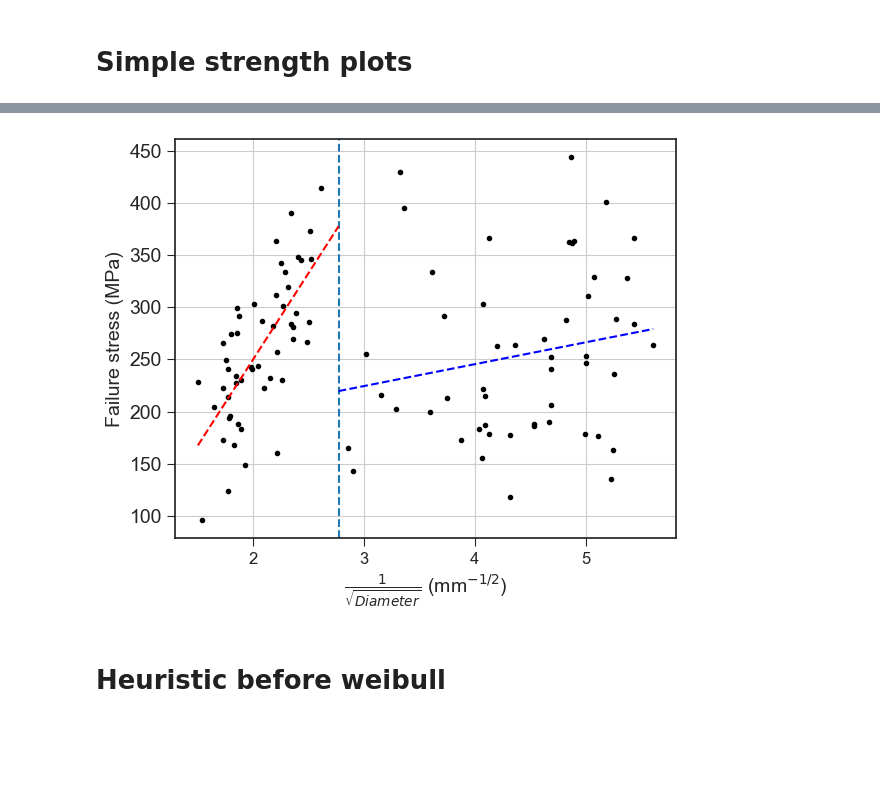
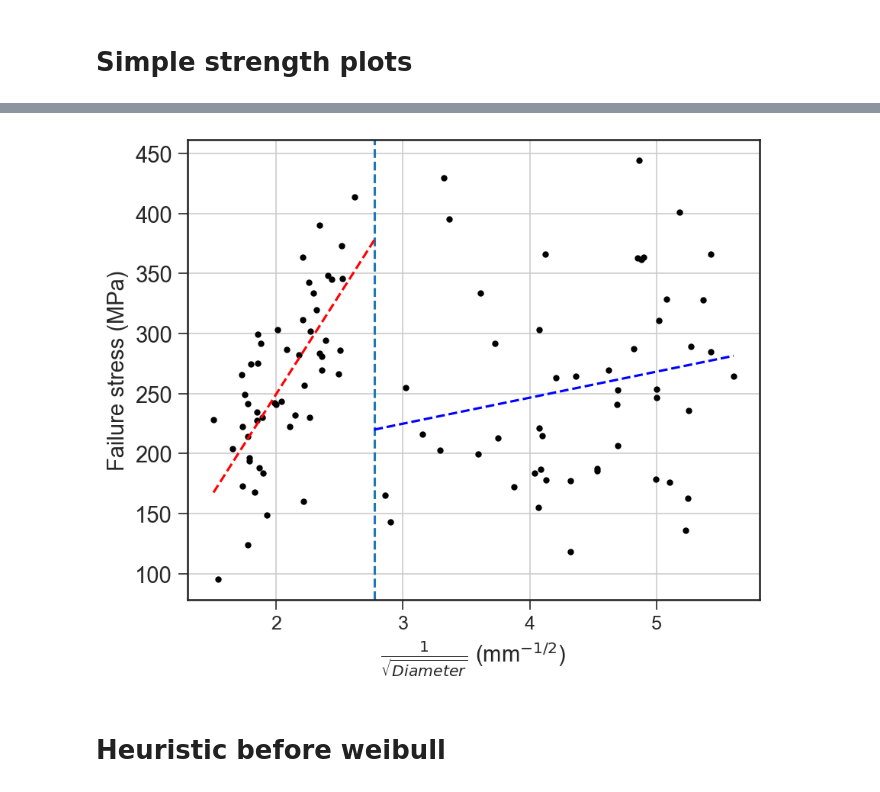
Before and after one commit to Mackus101/GlassMechAnalysis, a Jupyter notebook: analyse_fibres.ipynb, the cells around one changed output, grey strips where cells are left out. Cells and saved outputs as stored; diff of their text form; code cells hidden in the pictures; blank space fills up the shorter version.

Commit message:
outliers dealt with

```diff
--- a/analyse_fibres.ipynb
+++ b/analyse_fibres.ipynb
@@ -48,6 +49,9 @@ plt.style.use('seaborn-v0_8-ticks')
 mpl.rcParams["lines.linewidth"] = 1.5
 mpl.rcParams["legend.frameon"] = True
 mpl.rcParams["scatter.marker"] = "."
+# %%
+plt.rcParams['figure.dpi'] = 150
+plt.rcParams['savefig.dpi'] = 300
 # %%
 mpl.rc('axes', labelsize=14)
 mpl.rc('ytick', labelsize=14)
@@ -99,6 +103,8 @@ fibre_data.drop(fibre_data[fibre_data["series"] == "A"].index, inplace=True)
 # fibre_data.drop(fibre_data[fibre_data["series"] == "S1"].index, inplace=True)
 
 # fibre_data.drop(fibre_data[fibre_data["series"] == "S2"].index, inplace=True)
+
+fibre_data.drop(fibre_data[fibre_data["test_notes"] == "outlier"].index, inplace=True)
 # %%
 g1 = ["S1", "S2", "S3", "F1", "F2"]
 
@@ -414,5 +420,5 @@ plot_strength_vs_diameter(fibre_data, "S3")
 # %%
-def plot_griffith(data: pd.DataFrame, exclude_above, split_point):
+def plot_griffith(data: pd.DataFrame, split_point):
     ### Do a simple plot of mean strength vs surface area
 
     fibre_data["1/sqrt(diameter)"] = 1/np.sqrt(fibre_data["fracture_diameter"])
@@ -422,7 +428,7 @@ def plot_griffith(data: pd.DataFrame, exclude_above, split_point):
 
     leg_points_lines = []
 
-    plot_data = data[data["fracture_stress"] < exclude_above]
+    plot_data = data
 
     ax.scatter(data=plot_data, x="1/sqrt(diameter)", y="fracture_stress", marker=".", color="k")
     ax.axvline(x=split_point, linestyle="dashed")
@@ -466,9 +472,9 @@ def plot_griffith(data: pd.DataFrame, exclude_above, split_point):
 
     fig.tight_layout()
 # %%
-plot_griffith(fibre_data, 450, 2.773)
+plot_griffith(fibre_data, 1/np.sqrt(0.13))
 # %% [output]
-[figure, old version]
+[figure, new version]
 # %% [markdown]
 # Heuristic before weibull
 # %% [markdown]
```
Also changed, not shown: parts of 23 cells of this notebook, 4 other files.
